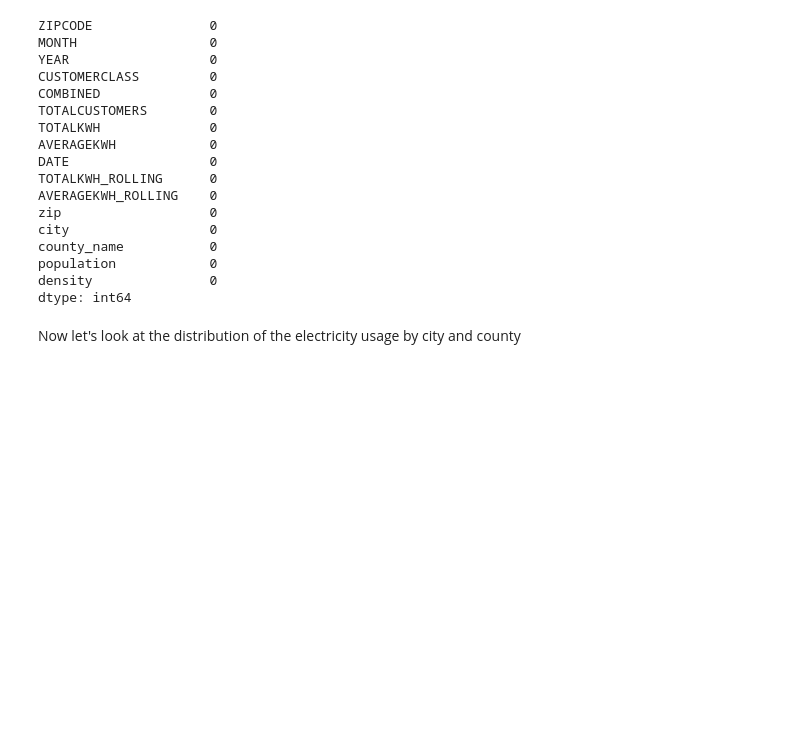
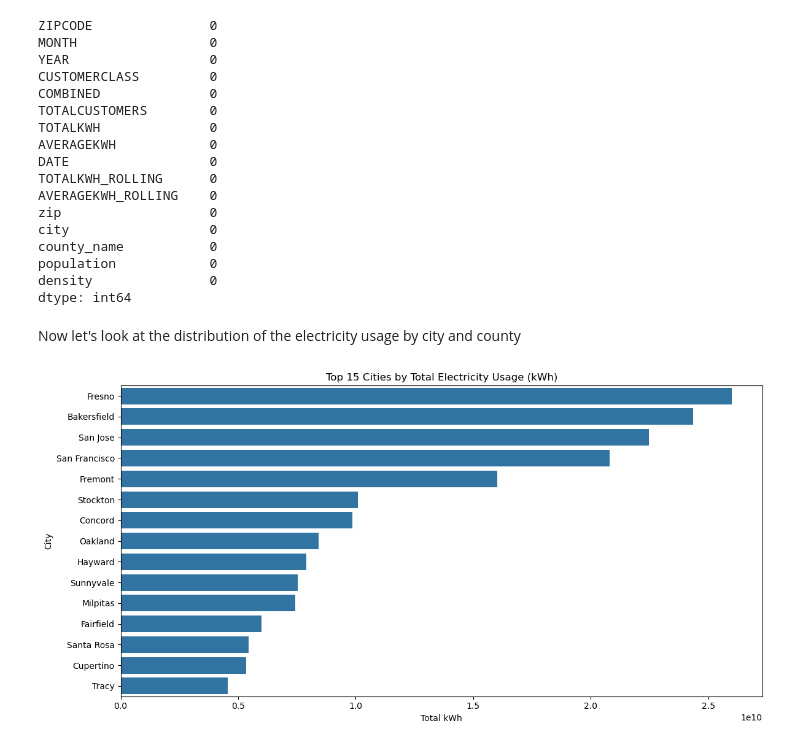
Before and after one commit to kaia-hu/Energy_Load_Forcasting, a Jupyter notebook: PGE_data_cleaning.ipynb, the cells around one changed output. Cells and saved outputs as stored; diff of their text form; code cells hidden in the pictures; blank space fills up the shorter version.

```diff
--- a/PGE_data_cleaning.ipynb
+++ b/PGE_data_cleaning.ipynb
@@ -421,3 +421,19 @@ density               0
 dtype: int64
 # %% [markdown]
 Now let's look at the distribution of the electricity usage by city and county
+# %%
+# Total energy use by city or county
+import seaborn as sns
+
+# Total kWh by city
+city_usage = pge_merge_zip2.groupby('city')['TOTALKWH'].sum().sort_values(ascending=False).head(15)
+
+plt.figure(figsize=(12, 6))
+sns.barplot(x=city_usage.values, y=city_usage.index)
+plt.title('Top 15 Cities by Total Electricity Usage (kWh)')
+plt.xlabel('Total kWh')
+plt.ylabel('City')
+plt.tight_layout()
+plt.show()
+# %% [output]
+[figure, added]
```
Also changed, not shown: parts of 2 cells of this notebook.
